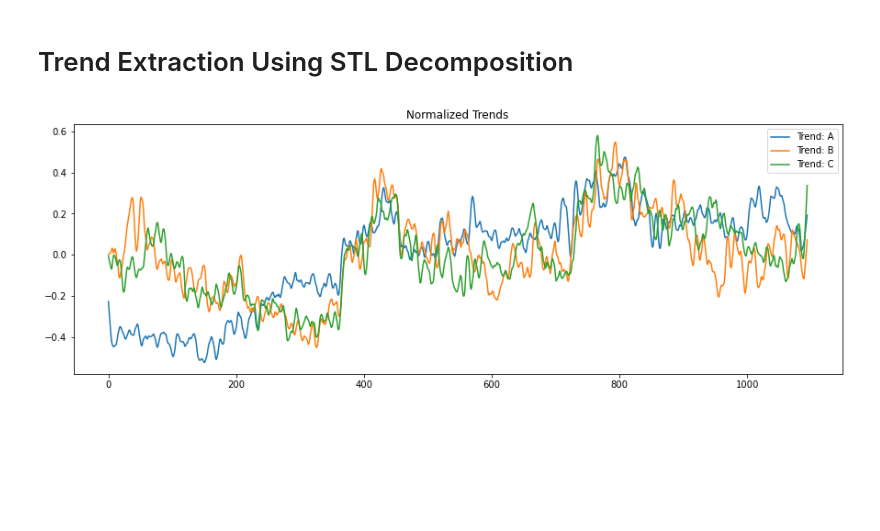
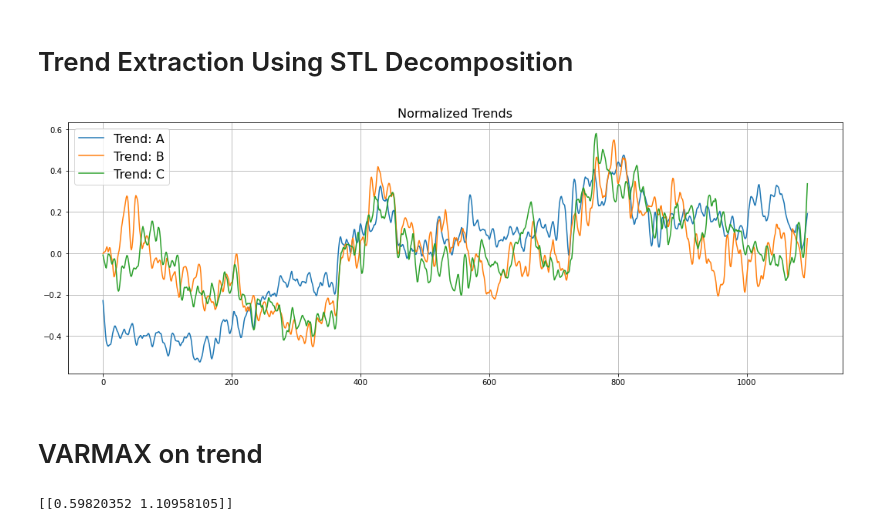
Before and after one commit to reasonablists/CoverMyMeds, a Jupyter notebook: trend.ipynb, the cells around one changed output. Cells and saved outputs as stored; diff of their text form; code cells hidden in the pictures; blank space fills up the shorter version.

Commit message:
Changes to be committed: 	modified:   naive.ipynb 	modified:   sarima.ipynb 	modified:   summary.ipynb 	modified:   trend.ipynb

```diff
--- a/trend.ipynb
+++ b/trend.ipynb
@@ -78,30 +78,54 @@ for ind in holiday_inds:
 # %%
 from statsmodels.tsa.seasonal import STL
 # %%
-vol_a = df.volume_A.values.copy()
-vol_b = df.volume_B.values.copy()
-vol_c = df.volume_C.values.copy()
+vol_a = df.volume_A.values
+vol_b = df.volume_B.values
+vol_c = df.volume_C.values
 
-for i in df.index[df.is_holiday == 1]:
-    vol_a[i] = vol_a[i - 7]
-    vol_b[i] = vol_b[i - 7]
-    vol_c[i] = vol_c[i - 7]
+#for i in df.index[df.is_holiday == 1]:
+#    vol_a[i] = vol_a[i - 7]
+#    vol_b[i] = vol_b[i - 7]
+#    vol_c[i] = vol_c[i - 7]
 
-trend_a = STL(vol_a, 7).fit().trend
-trend_b = STL(vol_b, 7).fit().trend
-trend_c = STL(vol_c, 7).fit().trend
+stl_a = STL(vol_a, 7).fit()
+stl_b = STL(vol_b, 7).fit()
+stl_c = STL(vol_c, 7).fit()
+
+trend_a, rest_a = stl_a.trend, (stl_a.resid + stl_a.seasonal)
 # %%
 def normalize(vals):
     return (vals - vals.mean()) / (vals.max() - vals.min())
 # %%
-plt.figure(figsize=(15, 5))
+plt.figure(figsize=(18, 6))
 
-plt.title("Normalized Trends")
+plt.title("Normalized Trends", fontsize=16)
 plt.plot(normalize(trend_a), label="Trend: A")
 plt.plot(normalize(trend_b), label="Trend: B")
 plt.plot(normalize(trend_c), label="Trend: C")
-plt.legend()
+plt.legend(fontsize=16)
+plt.grid()
 
 plt.show()
 # %% [output]
-[figure, old version]
+[figure, new version]
+# %% [markdown]
+# VARMAX on trend
+# %%
+from statsmodels.tsa.statespace.varmax import VARMAX
+from random import random
+# contrived dataset with dependency
+for i in range(100):
+    v1 = random()
+    v2 = v1 + random()
+    row = [v1, v2]
+    data.append(row)
+data_exog = [x + random() for x in range(100)]
+# fit model
+model = VARMAX(data, exog=data_exog, order=(1, 1))
+model_fit = model.fit(disp=False)
+# make prediction
+data_exog2 = [[100]]
+yhat = model_fit.forecast(exog=data_exog2)
+print(yhat)
+# %% [output]
+[[0.59820352 1.10958105]]
```
Also changed, not shown: parts of 15 cells of this notebook, 3 other files.
